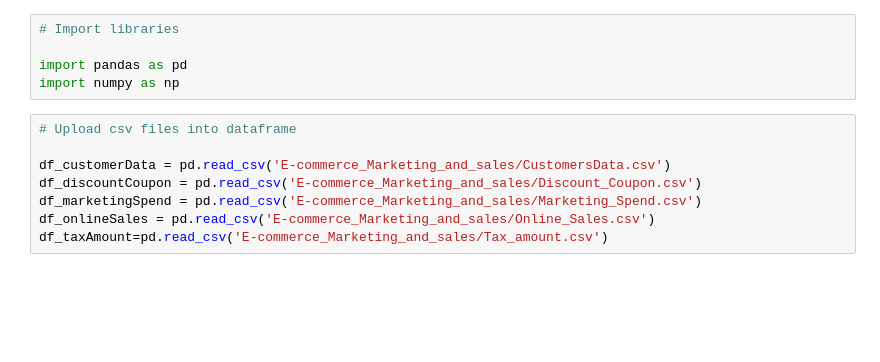
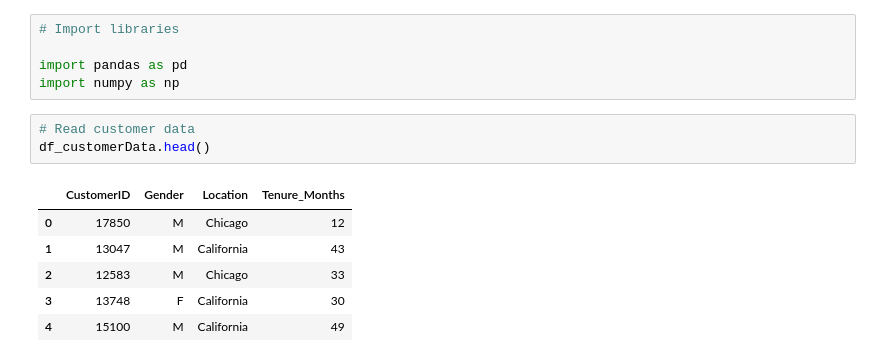
Before and after one commit to Smita569/E-commerce_Marketing_and_sales, a Jupyter notebook: E_commerce_Marketing_and_sales_Business_Case.ipynb, the cells around one changed output. Saved outputs shown, nothing was run; the diff lists cells and outputs as text; blank space fills up the shorter version.

```diff
--- a/E_commerce_Marketing_and_sales_Business_Case.ipynb
+++ b/E_commerce_Marketing_and_sales_Business_Case.ipynb
@@ -7,11 +26,13 @@
 
 import pandas as pd
 import numpy as np
-# %%
-# Upload csv files into dataframe
-
-df_customerData = pd.read_csv('E-commerce_Marketing_and_sales/CustomersData.csv')
-df_discountCoupon = pd.read_csv('E-commerce_Marketing_and_sales/Discount_Coupon.csv')
-df_marketingSpend = pd.read_csv('E-commerce_Marketing_and_sales/Marketing_Spend.csv')
-df_onlineSales = pd.read_csv('E-commerce_Marketing_and_sales/Online_Sales.csv')
-df_taxAmount=pd.read_csv('E-commerce_Marketing_and_sales/Tax_amount.csv')
+# %%
+# Read customer data
+df_customerData.head()
+# %% [output]
+|  | CustomerID | Gender | Location | Tenure_Months |
+| 0 | 17850 | M | Chicago | 12 |
+| 1 | 13047 | M | California | 43 |
+| 2 | 12583 | M | Chicago | 33 |
+| 3 | 13748 | F | California | 30 |
+| 4 | 15100 | M | California | 49 |
```
Also changed, not shown: parts of 6 cells of this notebook.
